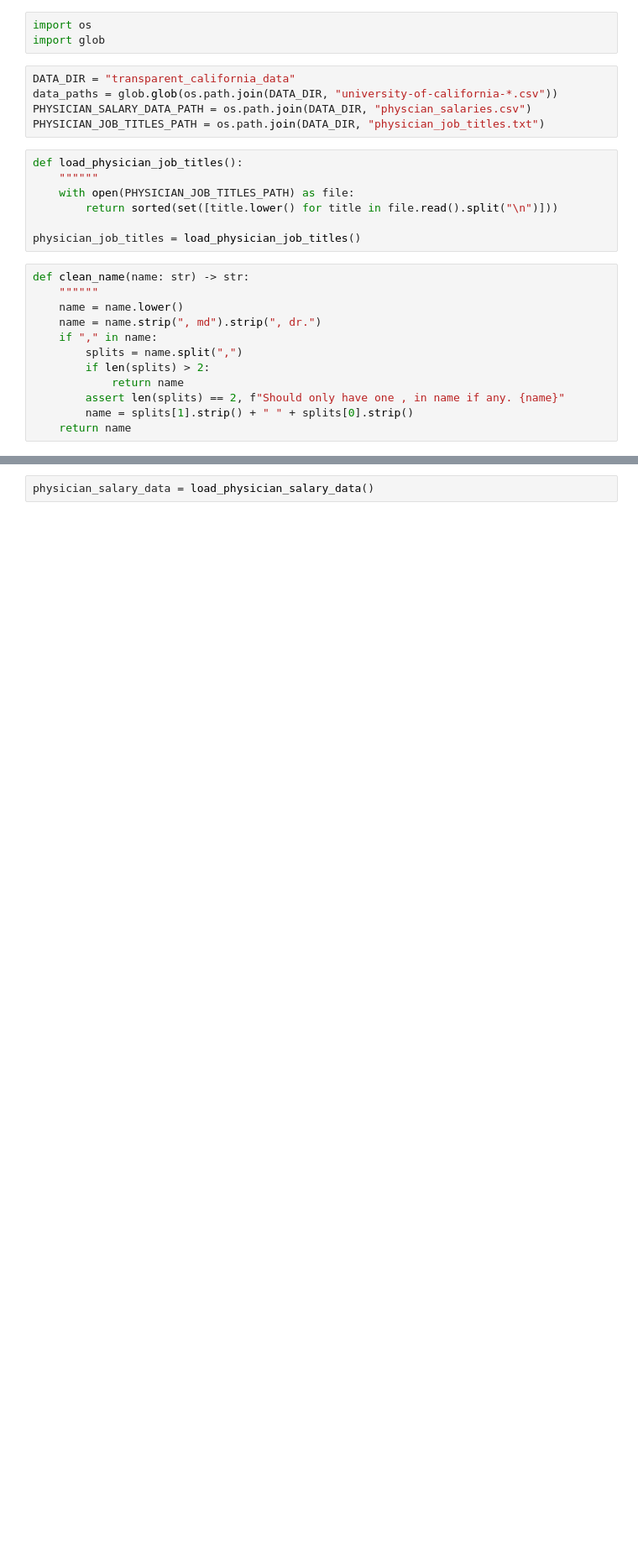
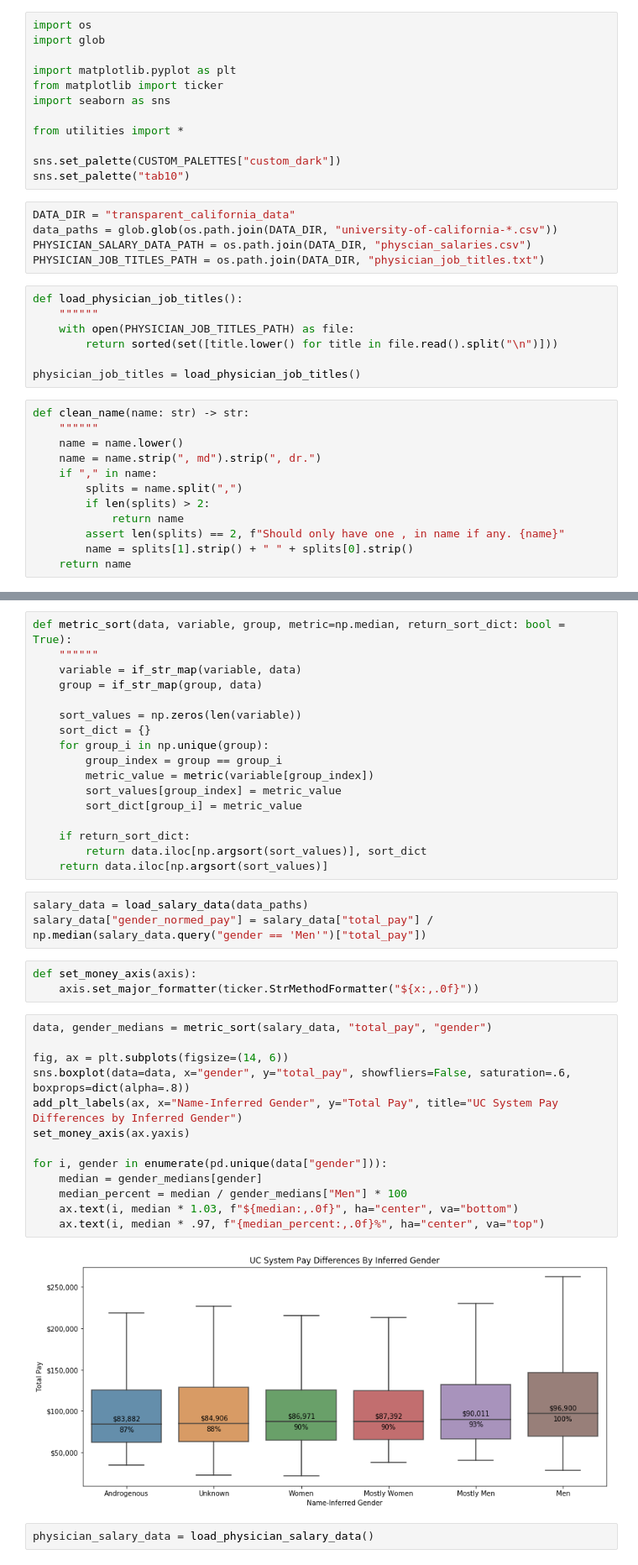
Before and after one commit to cole-khamnei/uc_physician_statistics, a Jupyter notebook: playground.ipynb, the cells around one changed output, grey strips where cells are left out. Shown at 84% size. Cells and saved outputs as stored; diff of their text form; blank space fills up the shorter version.

Commit message:
added gender plots

```diff
--- a/playground.ipynb
+++ b/playground.ipynb
@@ -6,6 +6,15 @@ from tqdm.notebook import tqdm
 # %%
 import os
 import glob
+
+import matplotlib.pyplot as plt
+from matplotlib import ticker
+import seaborn as sns
+
+from utilities import *
+
+sns.set_palette(CUSTOM_PALETTES["custom_dark"])
+sns.set_palette("tab10")
 # %%
 DATA_DIR = "transparent_california_data"
 data_paths = glob.glob(os.path.join(DATA_DIR, "university-of-california-*.csv"))
@@ -63,5 +87,43 @@ def load_physician_salary_data(overwrite: bool = False) -> pd.DataFrame:
         physician_salary_data.to_csv(PHYSICIAN_SALARY_DATA_PATH, index=False)
 
     return physician_salary_data
+# %%
+def metric_sort(data, variable, group, metric=np.median, return_sort_dict: bool = True):
+    """"""
+    variable = if_str_map(variable, data)
+    group = if_str_map(group, data)
+
+    sort_values = np.zeros(len(variable))
+    sort_dict = {}
+    for group_i in np.unique(group):
+        group_index = group == group_i
+        metric_value = metric(variable[group_index])
+        sort_values[group_index] = metric_value
+        sort_dict[group_i] = metric_value
+
+    if return_sort_dict:
+        return data.iloc[np.argsort(sort_values)], sort_dict
+    return data.iloc[np.argsort(sort_values)]
+# %%
+salary_data = load_salary_data(data_paths)
+salary_data["gender_normed_pay"] = salary_data["total_pay"] / np.median(salary_data.query("gender == 'Men'")["total_pay"])
+# %%
+def set_money_axis(axis):
+    axis.set_major_formatter(ticker.StrMethodFormatter("${x:,.0f}"))
+# %%
+data, gender_medians = metric_sort(salary_data, "total_pay", "gender")
+
+fig, ax = plt.subplots(figsize=(14, 6))
+sns.boxplot(data=data, x="gender", y="total_pay", showfliers=False, saturation=.6, boxprops=dict(alpha=.8))
+add_plt_labels(ax, x="Name-Inferred Gender", y="Total Pay", title="UC System Pay Differences by Inferred Gender")
+set_money_axis(ax.yaxis)
+
+for i, gender in enumerate(pd.unique(data["gender"])):
+    median = gender_medians[gender]
+    median_percent = median / gender_medians["Men"] * 100
+    ax.text(i, median * 1.03, f"${median:,.0f}", ha="center", va="bottom")
+    ax.text(i, median * .97, f"{median_percent:,.0f}%", ha="center", va="top")
+# %% [output]
+[figure, added]
 # %%
 physician_salary_data = load_physician_salary_data()
```
Also changed, not shown: parts of 5 cells of this notebook, 2 other files.
